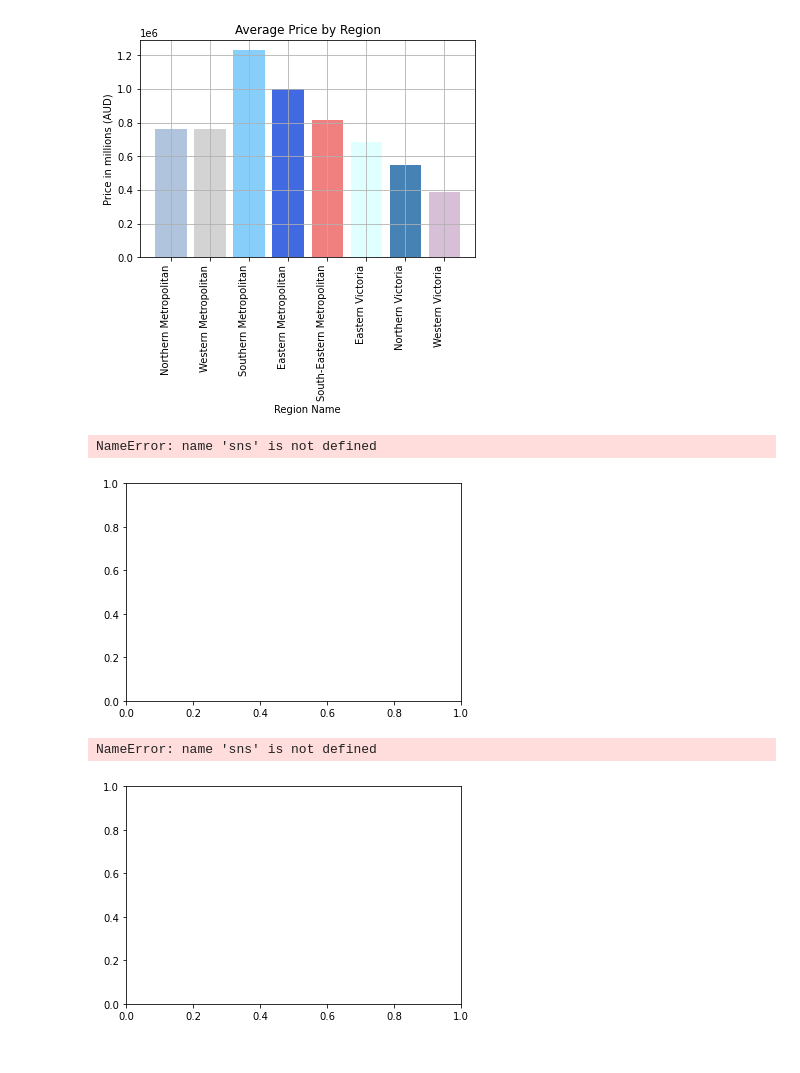
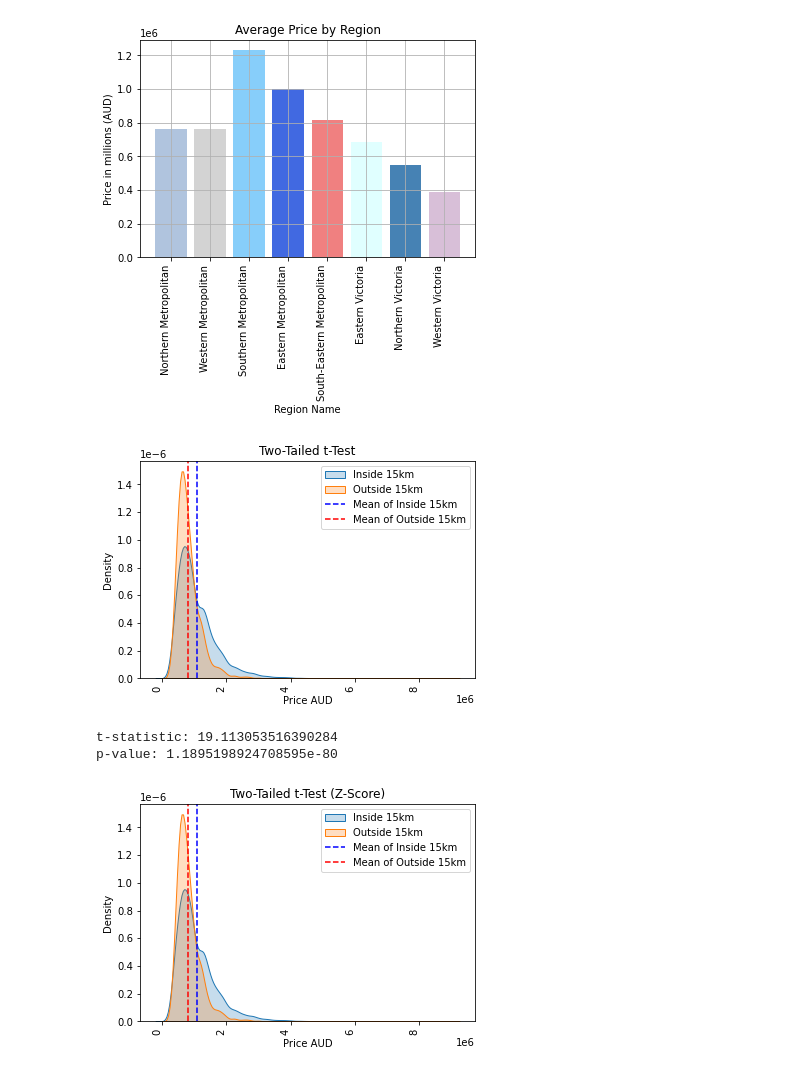
Before and after one commit to OormiC/Project1, a Jupyter notebook: Age_and_distance_to_CBD.ipynb, the cells around one changed output. Cells and saved outputs as stored; diff of their text form; code cells hidden in the pictures.

```diff
--- a/Age_and_distance_to_CBD.ipynb
+++ b/Age_and_distance_to_CBD.ipynb
@@ -456,10 +585,6 @@ sns.kdeplot(outside_col, ax=ax, label='Outside 15km', shade=True)
 ax.axvline(x=np.mean(inside_col), color='blue', linestyle='--', label='Mean of Inside 15km')
 ax.axvline(x=np.mean(outside_col), color='red', linestyle='--', label='Mean of Outside 15km')
 plt.xticks(rotation=90, ha='right')
-# Format the y-axis to display prices in dollars
-fmt = '${x:,.2f}'
-tick = mtick.StrMethodFormatter(fmt)
-ax.xaxis.set_major_formatter(tick)
 
 ax.set_xlabel('Price AUD')
 ax.set_ylabel('Density')
@@ -471,39 +596,34 @@ plt.show()
 print('t-statistic:', t_stat)
 print('p-value:', p_value)
 # %% [output]
+[figure, new version]
-NameError: name 'sns' is not defined
+t-statistic: 19.113053516390284
+p-value: 1.1895198924708595e-80
-[figure, old version]
 # %%
 # Plot using KDE plots
 fig, ax = plt.subplots()
 sns.kdeplot(inside_col, ax=ax, label='Inside 15km', shade=True)
 sns.kdeplot(outside_col, ax=ax, label='Outside 15km', shade=True)
 ax.axvline(x=np.mean(inside_col), color='blue', linestyle='--', label='Mean of Inside 15km')
 ax.axvline(x=np.mean(outside_col), color='red', linestyle='--', label='Mean of Outside 15km')
 plt.xticks(rotation=90, ha='right')
 
 # Remove outliers using z-score (Outside)
 z_scores = stats.zscore(inside_col)
 abs_z_scores = np.abs(z_scores)
 filtered_entries = (abs_z_scores < 3)
 inside_col = inside_col[filtered_entries]
 
 # Remove outliers using z-score (Inside)
 z_scores = stats.zscore(outside_col)
 abs_z_scores = np.abs(z_scores)
 filtered_entries = (abs_z_scores < 3)
 outside_col = outside_col[filtered_entries]
 
-# Format the y-axis to display prices in dollars
-fmt = '${x:,.2f}'
-tick = mtick.StrMethodFormatter(fmt)
-ax.xaxis.set_major_formatter(tick)
-
 ax.set_xlabel('Price AUD')
 ax.set_ylabel('Density')
 ax.set_title('Two-Tailed t-Test (Z-Score)')
 ax.legend()
 plt.show()
 # %% [output]
-NameError: name 'sns' is not defined
-[figure, old version]
+[figure, new version]
```
Also changed, not shown: parts of 10 cells of this notebook, 8 other files.
